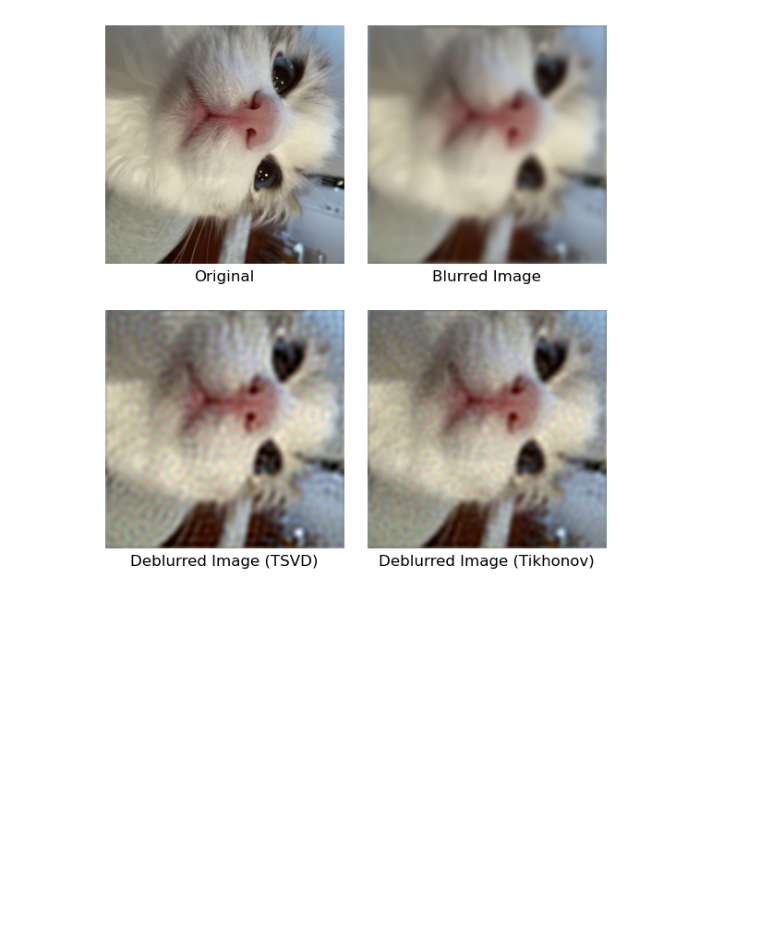
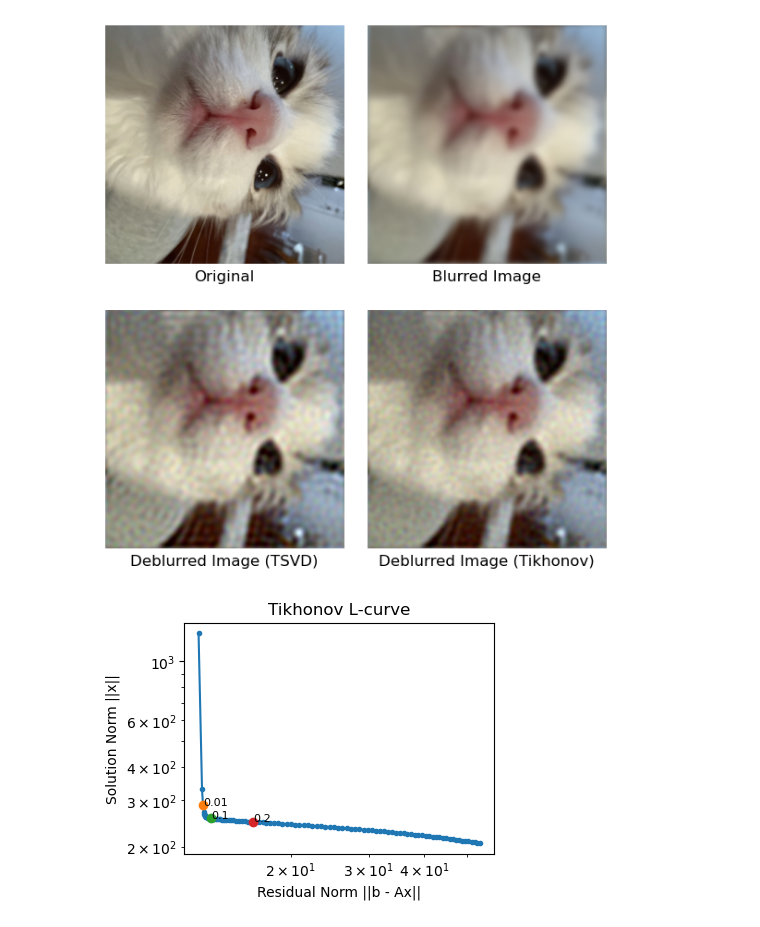
Before and after one commit to lunakim-ubc/ImageDeblurring, a Jupyter notebook: colorblurring.ipynb, the cells around one changed output. Saved outputs shown, nothing was run; the diff lists cells and outputs as text; code cells hidden in the pictures; blank space fills up the shorter version.

```diff
--- a/colorblurring.ipynb
+++ b/colorblurring.ipynb
@@ -145,10 +149,13 @@ Clipping input data to the valid range for imshow with RGB data ([0..1] for floa
 # %% [markdown]
 ## Example 2
 # %%
-img2 = plt.imread('kitty.jpg').astype(np.float64)
+img2 = plt.imread('color_deblur_img/kitty.jpg').astype(np.float64)
 if img2.max() > 1:
     img2 = img2 / 255.0
 H, W = img2.shape[:2]
+
+psf = build_psf(H, W, sigma=3.0)
+eigen_A = np.fft.fft2(psf)
 # %%
 np.random.seed(42)
 
@@ -175,3 +182,37 @@ plot_comparison([img2, B, X_tsvd, X_tik ],
 Clipping input data to the valid range for imshow with RGB data ([0..1] for floats or [0..255] for integers). Got range [-0.08185911663935375..1.0195079244018714].
 Clipping input data to the valid range for imshow with RGB data ([0..1] for floats or [0..255] for integers). Got range [-0.07577255276230632..0.9305521471732514].
 [figure]
+# %%
+def get_solution_residual_norms_color(deblur_func, psf, blurred_img, at_val):
+    eigen_A = np.fft.fft2(psf)
+    soln = np.stack([deblur_func(psf, blurred_img[:,:,c], at_val) for c in range(3)], axis=-1)
+    residual = blurred_img - np.stack([
+        np.real(np.fft.ifft2(eigen_A * np.fft.fft2(soln[:,:,c]))) for c in range(3)], axis=-1)
+    return np.linalg.norm(soln), np.linalg.norm(residual)
+# %%
+def plot_l_curve_color(deblur_func, psf, blurred_img, min_val, max_val, title, at_vals):
+    _, plot = plt.subplots(figsize=(4,3))
+    linvals = np.linspace(min_val, max_val, num=100)
+    solution_norms, residual_norms = [], []
+
+    for val in linvals:
+        s, r = get_solution_residual_norms_color(deblur_func, psf, blurred_img, val)
+        solution_norms.append(s)
+        residual_norms.append(r)
+
+    plot.loglog(residual_norms, solution_norms, '-o', markersize=3)
+
+    for val in at_vals:
+        s, r = get_solution_residual_norms_color(deblur_func, psf, blurred_img, val)
+        plot.plot(r, s, 'o')
+        plot.annotate(f'{val}', (r, s), fontsize=8)
+
+    plt.xlabel("Residual Norm ||b - Ax||")
+    plt.ylabel("Solution Norm ||x||")
+    plt.title(title)
+    plt.show()
+# %%
+plot_l_curve_color(compute_tikhonov, psf, B_noisy, 0.001, 0.5,
+                   'Tikhonov L-curve', [0.01, 0.1, 0.2])
+# %% [output]
+[figure, added]
```
Also changed, not shown: parts of 9 cells of this notebook.
